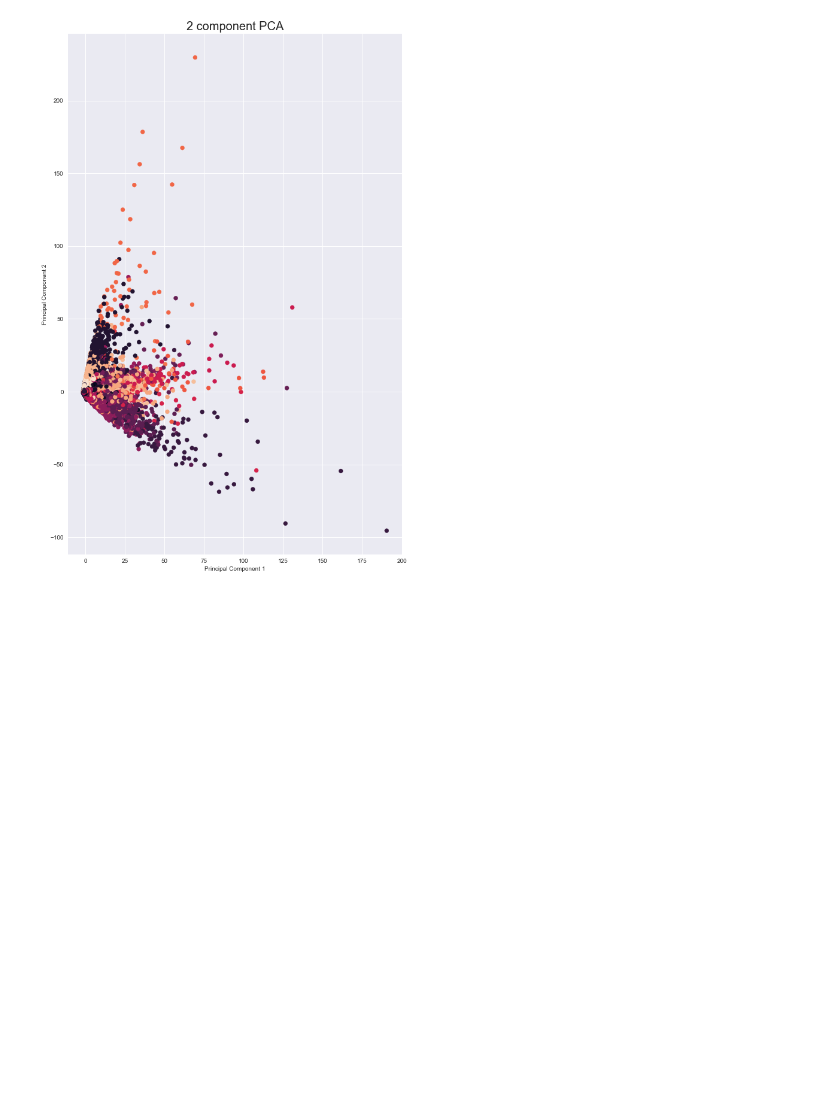
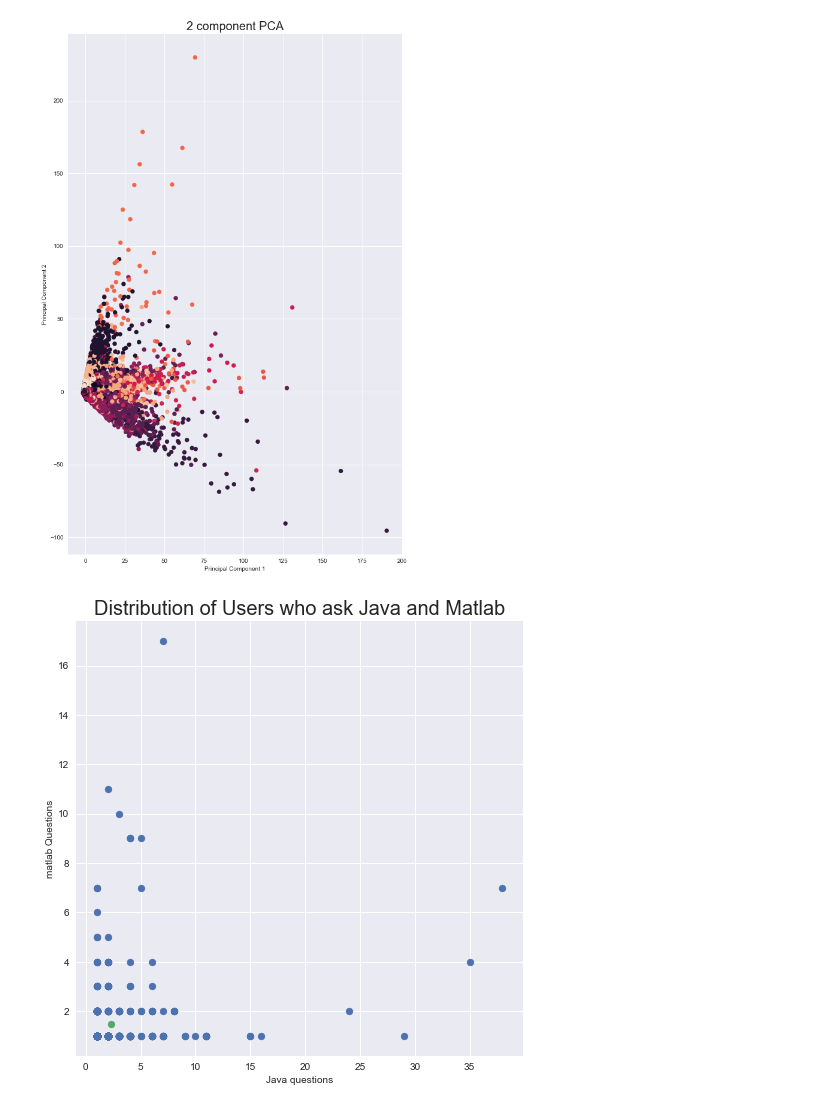
Before and after one commit to TSunny007/StackOverflowAnalytics, a Jupyter notebook: Notebook/profiles_pca.ipynb, the cells around one changed output. Drawn from its saved outputs; the diff is of its cells as text; code cells hidden in the pictures; blank space fills up the shorter version.

```diff
--- a/Notebook/profiles_pca.ipynb
+++ b/Notebook/profiles_pca.ipynb
@@ -204,3 +209,15 @@ ax.scatter(principalDf['principal component 1'], principalDf['principal componen
 plt.show()
 # %% [output]
 [figure]
+# %%
+java_or_matlab = user_counts[(user_counts['java'] > 0) & (user_counts['matlab'] > 0) ]
+fig = plt.figure(figsize = (8,8))
+ax = fig.add_subplot(1,1,1)
+ax.set_xlabel('Java questions', fontsize = 10)
+ax.set_ylabel('matlab Questions', fontsize = 10)
+ax.set_title('Distribution of Users who ask Java and Matlab', fontsize = 20)
+ax.scatter(java_or_matlab['java'], java_or_matlab['matlab'])
+ax.scatter(np.mean(java_or_matlab['java']), np.mean(java_or_matlab['matlab']))
+plt.show()
+# %% [output]
+[figure, added]
```
Also changed, not shown: parts of 12 cells of this notebook.
